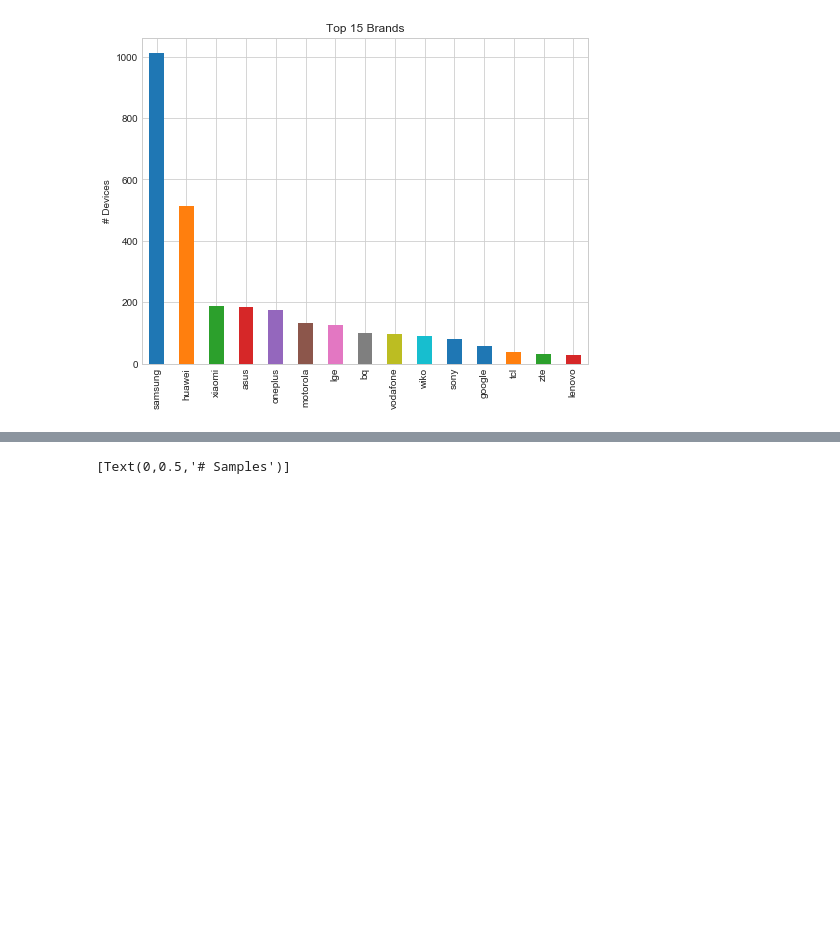
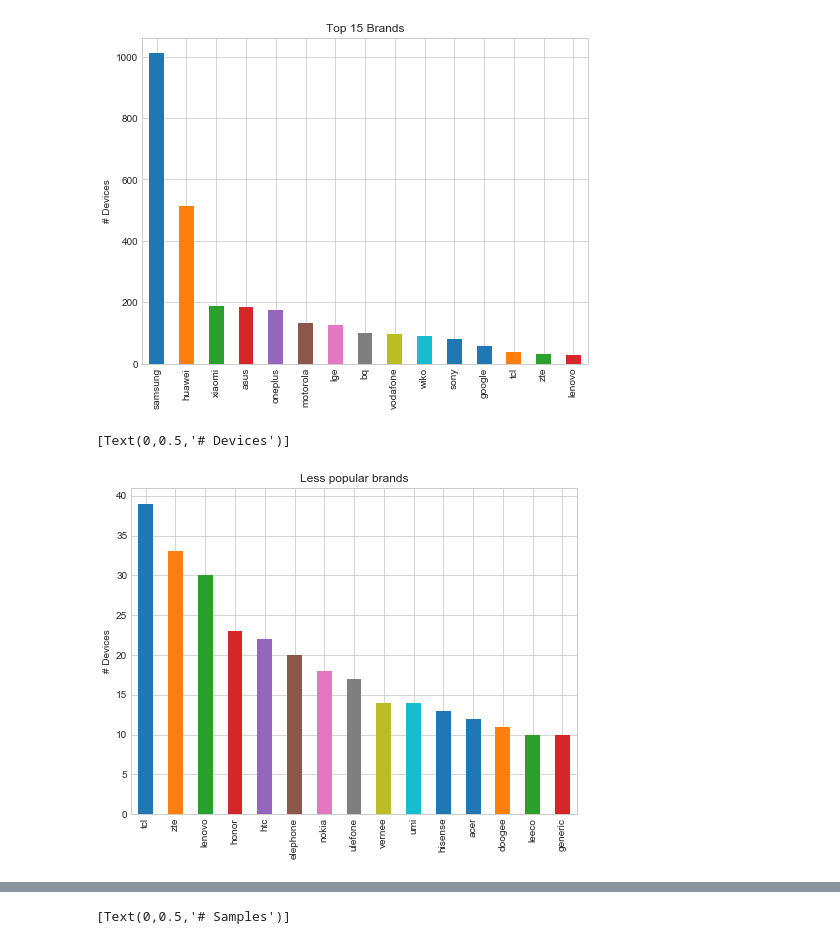
Before and after one commit to greenhub-project/notebooks, a Jupyter notebook: jupyter/StudyA.ipynb, the cells around one changed output, grey strips where cells are left out. Drawn from its saved outputs; the diff is of its cells as text; code cells hidden in the pictures; blank space fills up the shorter version.

```diff
--- a/jupyter/StudyA.ipynb
+++ b/jupyter/StudyA.ipynb
@@ -192,10 +192,16 @@ calculate_conversion(1000)
 ## Visualizing data
 Visualizing data is crucial for recognizing underlying patterns to exploit in the model.
 # %%
-brands = devices.brand.value_counts()[0:15]
-cx = brands.plot(kind='bar', title='Top 15 Brands', figsize=figsize)
+brands = devices.brand.value_counts()
+cx = brands[0:15].plot(kind='bar', title='Top 15 Brands', figsize=figsize)
 cx.set(ylabel='# Devices')
 # %% [output]
 [Text(0,0.5,'# Devices')]
 [figure]
+# %%
+cx = brands[brands.between(10, 50)].plot(kind='bar', title='Less popular brands', figsize=figsize)
+cx.set(ylabel='# Devices')
+# %% [output]
+[Text(0,0.5,'# Devices')]
+[figure, added]
 # %%
```
Also changed, not shown: parts of 5 cells of this notebook.
